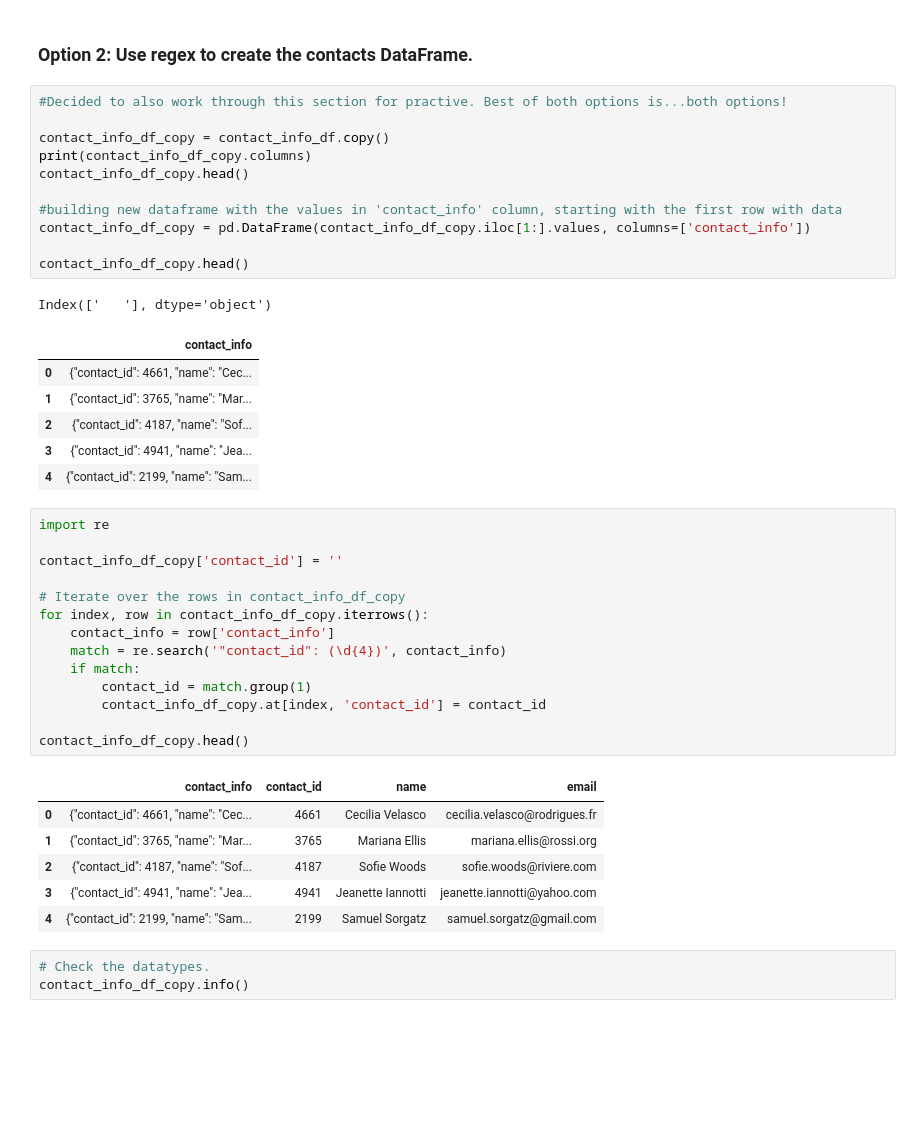
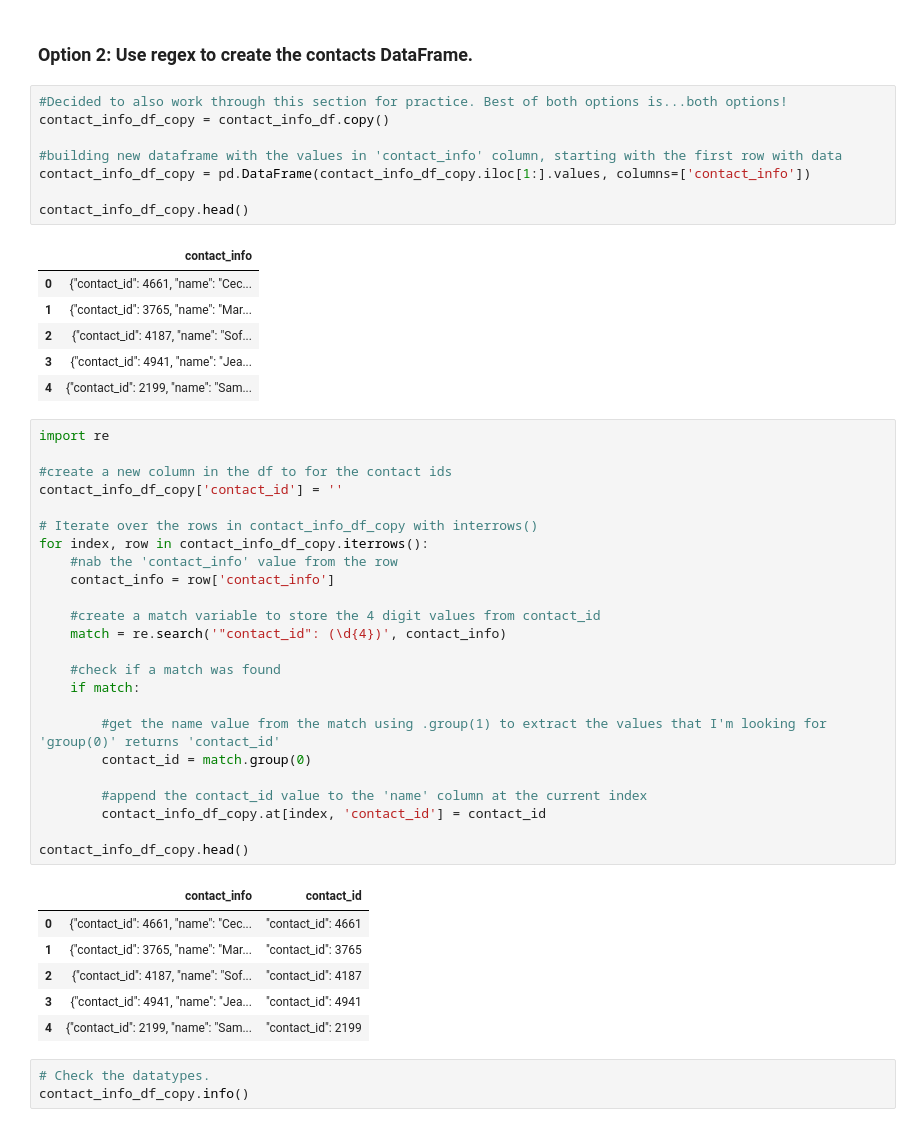
Before and after one commit to kristianrafuse/ETL-with-Python-Pandas, a Jupyter notebook: ETL_Mini_Project_KRafuse.ipynb, the cells around one changed output. Saved outputs shown, nothing was run; the diff lists cells and outputs as text; blank space fills up the shorter version.

```diff
--- a/ETL_Mini_Project_KRafuse.ipynb
+++ b/ETL_Mini_Project_KRafuse.ipynb
@@ -441,18 +446,14 @@ contacts_df_clean.to_csv("Resources/contacts.csv", encoding='utf8', index=False)
 # %% [markdown]
 ### Option 2: Use regex to create the contacts DataFrame.
 # %%
-#Decided to also work through this section for practive. Best of both options is...both options!
-
+#Decided to also work through this section for practice. Best of both options is...both options!
 contact_info_df_copy = contact_info_df.copy()
-print(contact_info_df_copy.columns)
-contact_info_df_copy.head()
 
 #building new dataframe with the values in 'contact_info' column, starting with the first row with data
 contact_info_df_copy = pd.DataFrame(contact_info_df_copy.iloc[1:].values, columns=['contact_info'])
 
 contact_info_df_copy.head()
 # %% [output]
-Index(['   '], dtype='object')
 |  | contact_info |
 | 0 | {"contact_id": 4661, "name": "Cec... |
 | 1 | {"contact_id": 3765, "name": "Mar... |
@@ -462,24 +463,34 @@ Index(['   '], dtype='object')
 # %%
 import re
 
+#create a new column in the df to for the contact ids
 contact_info_df_copy['contact_id'] = ''
 
-# Iterate over the rows in contact_info_df_copy
+# Iterate over the rows in contact_info_df_copy with interrows()
 for index, row in contact_info_df_copy.iterrows():
+    #nab the 'contact_info' value from the row
     contact_info = row['contact_info']
+
+    #create a match variable to store the 4 digit values from contact_id
     match = re.search('"contact_id": (\d{4})', contact_info)
+
+    #check if a match was found
     if match:
-        contact_id = match.group(1)
+
+        #get the name value from the match using .group(1) to extract the values that I'm looking for 'group(0)' returns 'contact_id'
+        contact_id = match.group(0)
+
+        #append the contact_id value to the 'name' column at the current index
         contact_info_df_copy.at[index, 'contact_id'] = contact_id
 
 contact_info_df_copy.head()
 # %% [output]
-|  | contact_info | contact_id | name | email |
-| 0 | {"contact_id": 4661, "name": "Cec... | 4661 | Cecilia Velasco | cecilia.velasco@rodrigues.fr |
-| 1 | {"contact_id": 3765, "name": "Mar... | 3765 | Mariana Ellis | mariana.ellis@rossi.org |
-| 2 | {"contact_id": 4187, "name": "Sof... | 4187 | Sofie Woods | sofie.woods@riviere.com |
-| 3 | {"contact_id": 4941, "name": "Jea... | 4941 | Jeanette Iannotti | jeanette.iannotti@yahoo.com |
-| 4 | {"contact_id": 2199, "name": "Sam... | 2199 | Samuel Sorgatz | samuel.sorgatz@gmail.com |
+|  | contact_info | contact_id |
+| 0 | {"contact_id": 4661, "name": "Cec... | "contact_id": 4661 |
+| 1 | {"contact_id": 3765, "name": "Mar... | "contact_id": 3765 |
+| 2 | {"contact_id": 4187, "name": "Sof... | "contact_id": 4187 |
+| 3 | {"contact_id": 4941, "name": "Jea... | "contact_id": 4941 |
+| 4 | {"contact_id": 2199, "name": "Sam... | "contact_id": 2199 |
 # %%
 # Check the datatypes.
 contact_info_df_copy.info()
```
Also changed, not shown: parts of 6 cells of this notebook.
